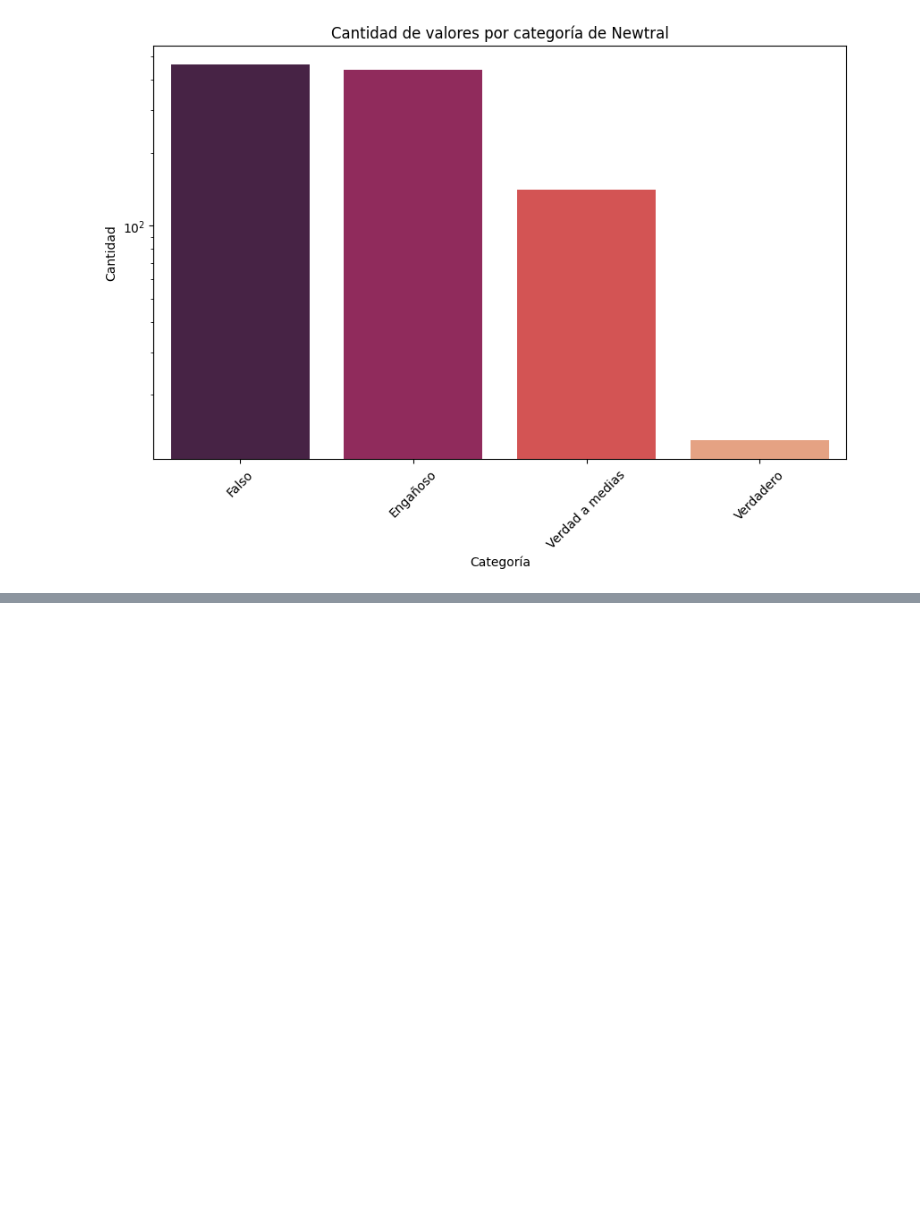
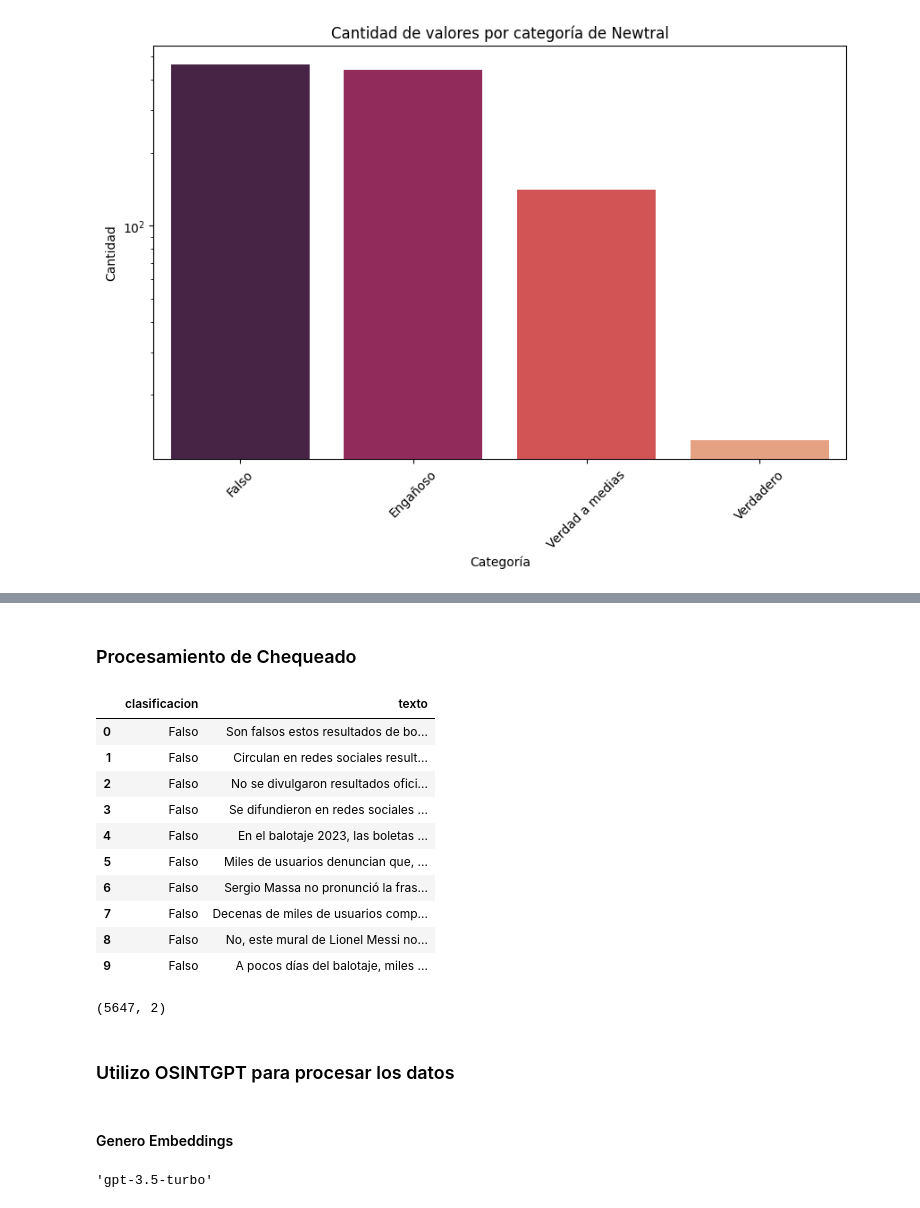
Before and after one commit to Verificado-Profesional/data-processing, a Jupyter notebook: veracity classification/scraped_data.ipynb, the cells around one changed output, grey strips where cells are left out. Saved outputs shown, nothing was run; the diff lists cells and outputs as text; code cells hidden in the pictures; blank space fills up the shorter version.

```diff
--- a/veracity classification/scraped_data.ipynb
+++ b/veracity classification/scraped_data.ipynb
@@ -215,0 +224,30 @@ Texto:  "En ocho años, este gobierno ha construido 74 viviendas"
+# %% [markdown]
+### Procesamiento de Chequeado
+# %%
+nuevos_textos = []
+nuevas_clasificaciones = []
+
+for index, row in chequeado.iterrows():
+    nuevos_textos.extend([row['Titulo'], row['Texto']])
+    nuevas_clasificaciones.extend([row['Categoria'], row['Categoria']])
+
+chequeado_new = pd.DataFrame({'clasificacion': nuevas_clasificaciones,'texto': nuevos_textos})
+# %%
+chequeado_new.head(10)
+# %% [output]
+|  | clasificacion | texto |
+| 0 | Falso | Son falsos estos resultados de bo... |
+| 1 | Falso | Circulan en redes sociales result... |
+| 2 | Falso | No se divulgaron resultados ofici... |
+| 3 | Falso | Se difundieron en redes sociales ... |
+| 4 | Falso | En el balotaje 2023, las boletas ... |
+| 5 | Falso | Miles de usuarios denuncian que, ... |
+| 6 | Falso | Sergio Massa no pronunció la fras... |
+| 7 | Falso | Decenas de miles de usuarios comp... |
+| 8 | Falso | No, este mural de Lionel Messi no... |
+| 9 | Falso | A pocos días del balotaje, miles ... |
+# %%
+chequeado_new = chequeado_new.drop_duplicates(subset='texto').dropna()
+chequeado_new.shape
+# %% [output]
+(5647, 2)
@@ -215,0 +256,4 @@ Texto:  "En ocho años, este gobierno ha construido 74 viviendas"
+# %% [markdown]
+### Utilizo OSINTGPT para procesar los datos
+# %% [markdown]
+#### Genero Embeddings
@@ -215,0 +269,4 @@ Texto:  "En ocho años, este gobierno ha construido 74 viviendas"
+# %%
+embedding_generator.get_openai_gpt_model()
+# %% [output]
+'gpt-3.5-turbo'
```
Also changed, not shown: parts of 59 cells of this notebook, 3 other files.
